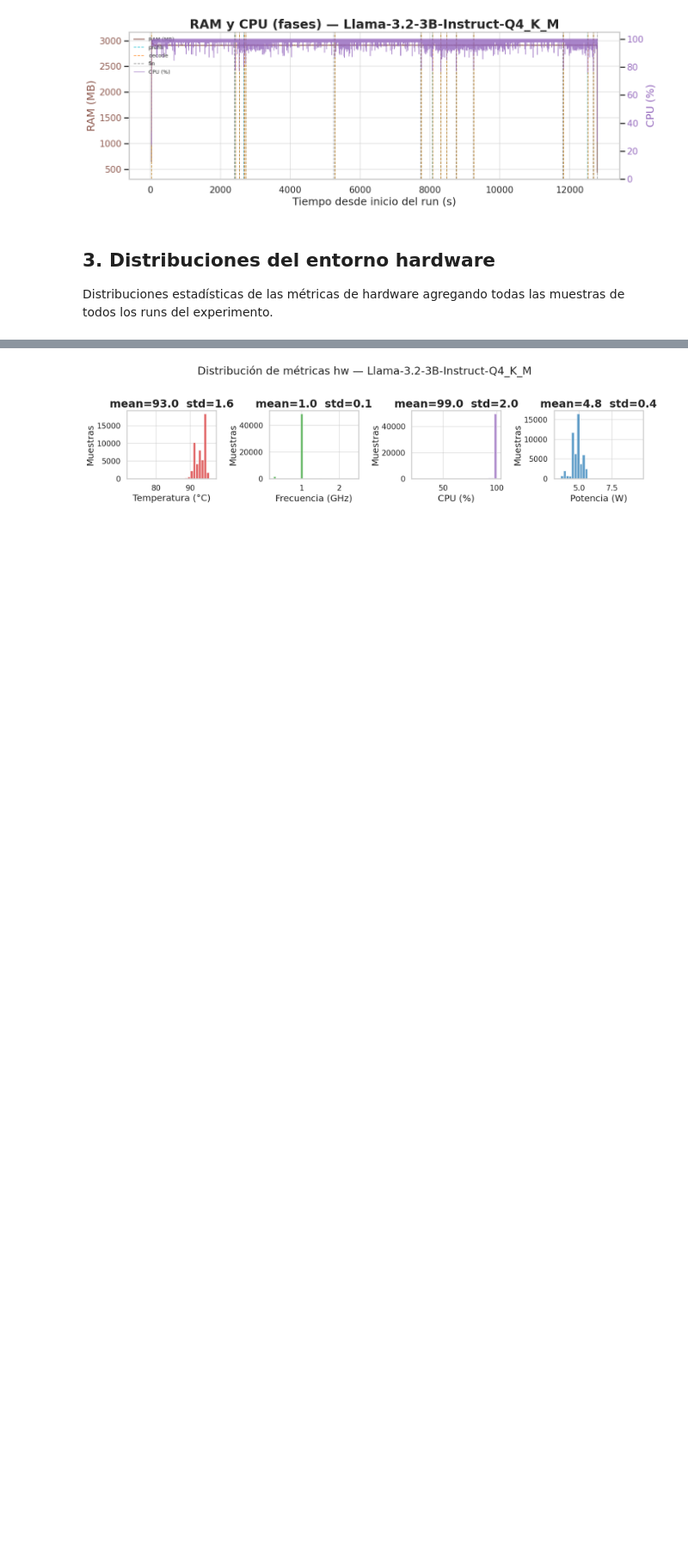
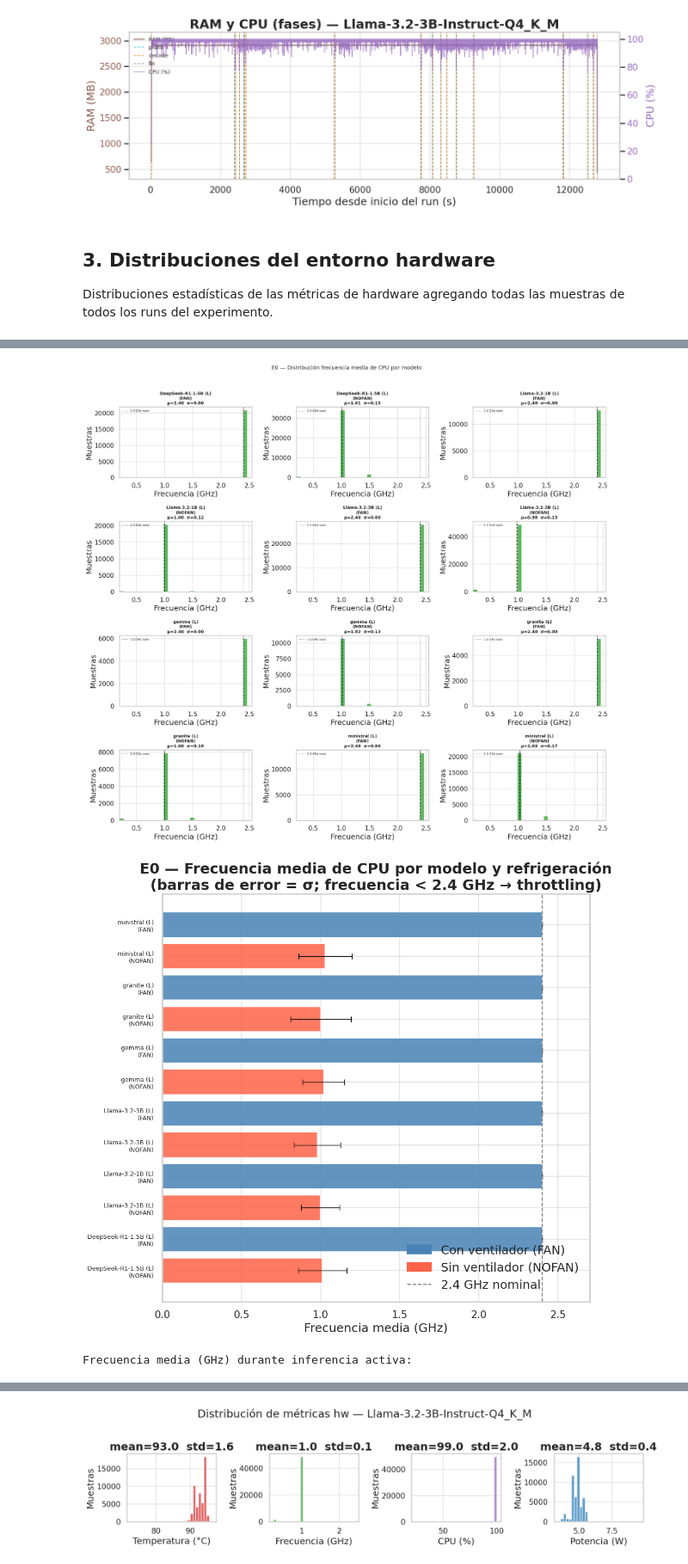
Before and after one commit to TFG-yisuscc/MonitorSystemVisualizer, a Jupyter notebook: notebooks/06_E0_baseline.ipynb, the cells around one changed output, grey strips where cells are left out. Shown at 86% size. Cells and saved outputs as stored; diff of their text form; code cells hidden in the pictures; blank space fills up the shorter version.

```diff
--- a/notebooks/06_E0_baseline.ipynb
+++ b/notebooks/06_E0_baseline.ipynb
@@ -330,0 +425,52 @@ else:
+# %%
+if not hw_df.empty and 'freq_mean_ghz' in hw_df.columns:
+    _hist_by_model(hw_df, "freq_mean_ghz", "Frecuencia (GHz)", "tab:green",
+                   "E0 — Distribución frecuencia media de CPU por modelo",
+                   xlim=(0.2, 2.55), vline=2.4)
+
+    freq_summary = (hw_df[hw_df["cpu_usage_pct"] > 10]
+                    .groupby(["model_label","fan"])["freq_mean_ghz"]
+                    .agg(mean="mean", std="std")
+                    .reset_index())
+    if not freq_summary.empty:
+        freq_summary["config"] = (
+            freq_summary["model_label"] + "\n(" +
+            freq_summary["fan"].map({True: "FAN", False: "NOFAN"}) + ")"
+        )
+        freq_summary = freq_summary.sort_values(["model_label","fan"])
+
+        n_bars  = len(freq_summary)
+        fig_h   = max(6, n_bars * 0.9)
+        fig, ax = plt.subplots(figsize=(11, fig_h))
+        bar_colors = freq_summary["fan"].map({True: "steelblue", False: "tomato"})
+        ax.barh(freq_summary["config"], freq_summary["mean"],
+                xerr=freq_summary["std"], color=bar_colors, alpha=0.85,
+                capsize=4, error_kw={"elinewidth": 1, "ecolor": "black"})
+        ax.axvline(2.4, ls='--', color='gray', lw=1.5)
+        ax.set_xlim(0, 2.7)
+        ax.set_xlabel("Frecuencia media (GHz)")
+        ax.set_title(
+            "E0 — Frecuencia media de CPU por modelo y refrigeración\n"
+            "(barras de error = σ; frecuencia < 2.4 GHz → throttling)"
+        )
+        from matplotlib.patches import Patch
+        import matplotlib.lines as mlines
+        leg_elems = [
+            Patch(color="steelblue", label="Con ventilador (FAN)"),
+            Patch(color="tomato",    label="Sin ventilador (NOFAN)"),
+            mlines.Line2D([],[],color='gray',ls='--',lw=1.5,label="2.4 GHz nominal"),
+        ]
+        ax.legend(handles=leg_elems, loc="lower right")
+        ax.tick_params(axis='y', labelsize=9)
+        plt.subplots_adjust(left=0.28)
+        plt.tight_layout(rect=[0.0, 0.0, 1.0, 0.96])
+        plt.show()
+
+        print("\nFrecuencia media (GHz) durante inferencia activa:")
+        display(freq_summary[["config","mean","std"]].round(3))
+else:
+    print('freq_mean_ghz no disponible en hw_df.')
+# %% [output]
+[figure, added]
+[figure, added]
+Frecuencia media (GHz) durante inferencia activa:
```
Also changed, not shown: parts of 26 cells of this notebook, 7 other files.
